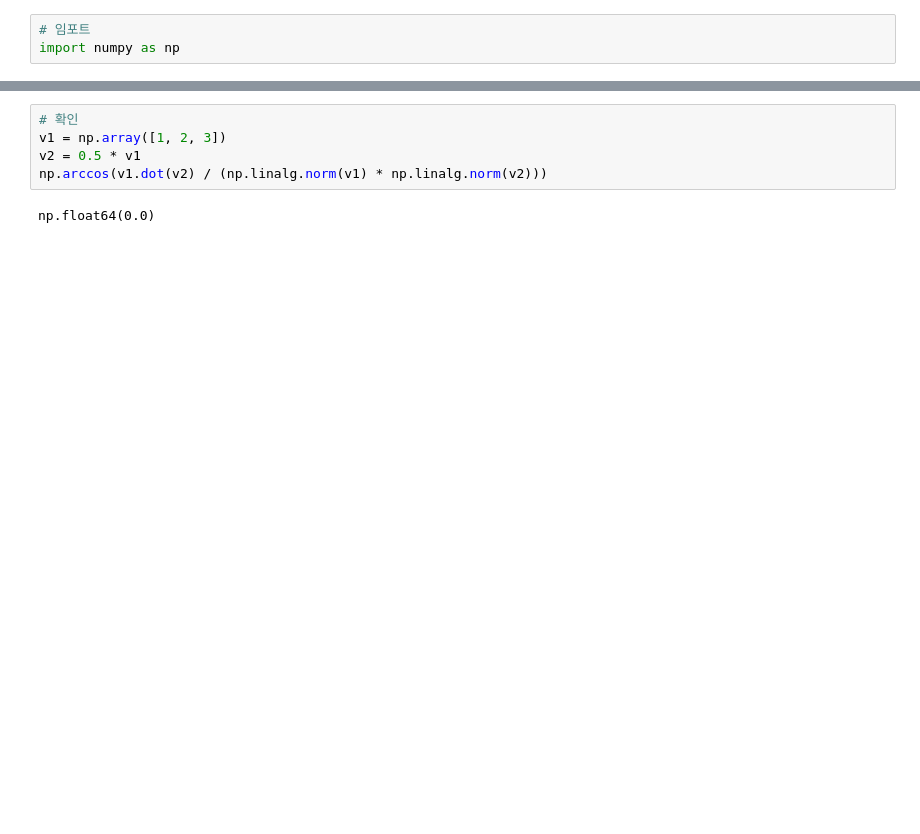
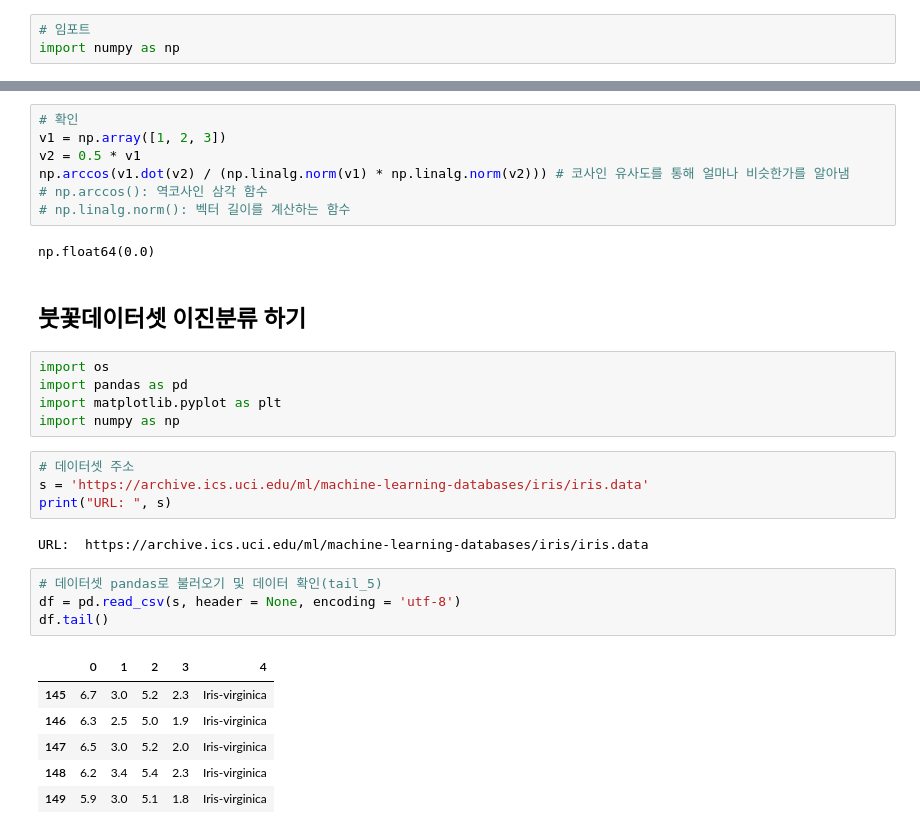
Before and after one commit to Salamamder/learningTorch, a Jupyter notebook: learning_1.ipynb, the cells around one changed output, grey strips where cells are left out. Saved outputs shown, nothing was run; the diff lists cells and outputs as text; blank space fills up the shorter version.

Commit message:
붓꽃데이터 분류 추가

```diff
--- a/learning_1.ipynb
+++ b/learning_1.ipynb
@@ -36,6 +41,32 @@ class Perceptron:
 # 확인
 v1 = np.array([1, 2, 3])
 v2 = 0.5 * v1
-np.arccos(v1.dot(v2) / (np.linalg.norm(v1) * np.linalg.norm(v2)))
+np.arccos(v1.dot(v2) / (np.linalg.norm(v1) * np.linalg.norm(v2))) # 코사인 유사도를 통해 얼마나 비슷한가를 알아냄
+# np.arccos(): 역코사인 삼각 함수
+# np.linalg.norm(): 벡터 길이를 계산하는 함수
 # %% [output]
 np.float64(0.0)
+# %% [markdown]
+## 붓꽃데이터셋 이진분류 하기
+# %%
+import os
+import pandas as pd
+import matplotlib.pyplot as plt
+import numpy as np
+# %%
+# 데이터셋 주소
+s = 'https://archive.ics.uci.edu/ml/machine-learning-databases/iris/iris.data'
+print("URL: ", s)
+# %% [output]
+URL:  https://archive.ics.uci.edu/ml/machine-learning-databases/iris/iris.data
+# %%
+# 데이터셋 pandas로 불러오기 및 데이터 확인(tail_5)
+df = pd.read_csv(s, header = None, encoding = 'utf-8')
+df.tail()
+# %% [output]
+|  | 0 | 1 | 2 | 3 | 4 |
+| 145 | 6.7 | 3.0 | 5.2 | 2.3 | Iris-virginica |
+| 146 | 6.3 | 2.5 | 5.0 | 1.9 | Iris-virginica |
+| 147 | 6.5 | 3.0 | 5.2 | 2.0 | Iris-virginica |
+| 148 | 6.2 | 3.4 | 5.4 | 2.3 | Iris-virginica |
+| 149 | 5.9 | 3.0 | 5.1 | 1.8 | Iris-virginica |
```
Also changed, not shown: parts of 4 cells of this notebook.
